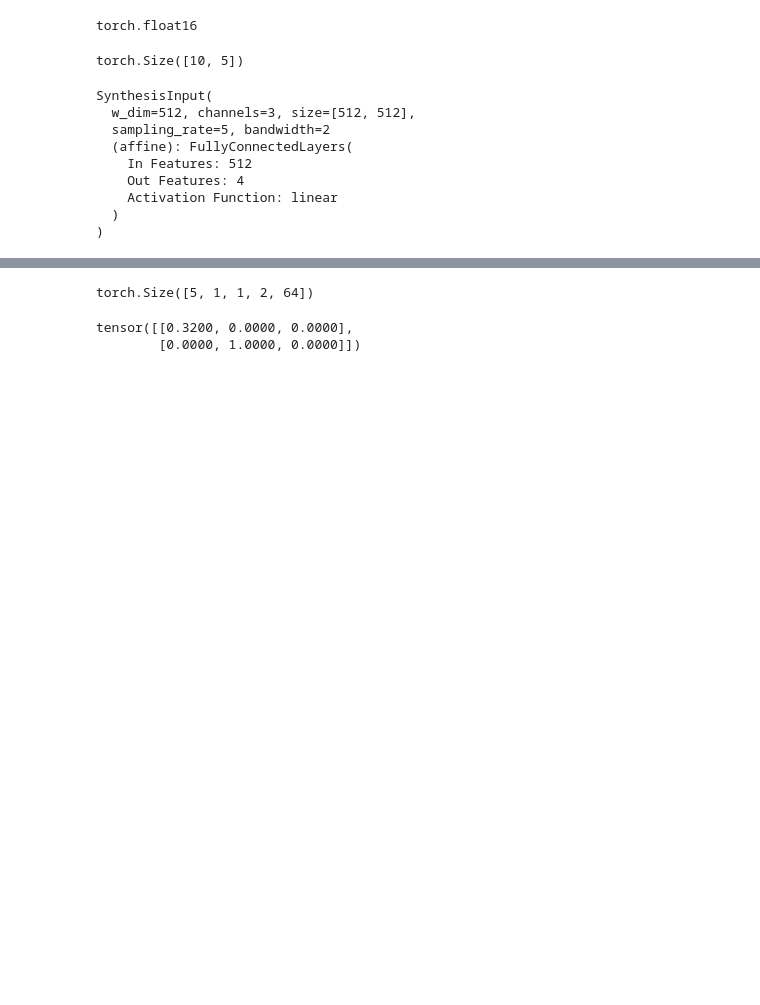
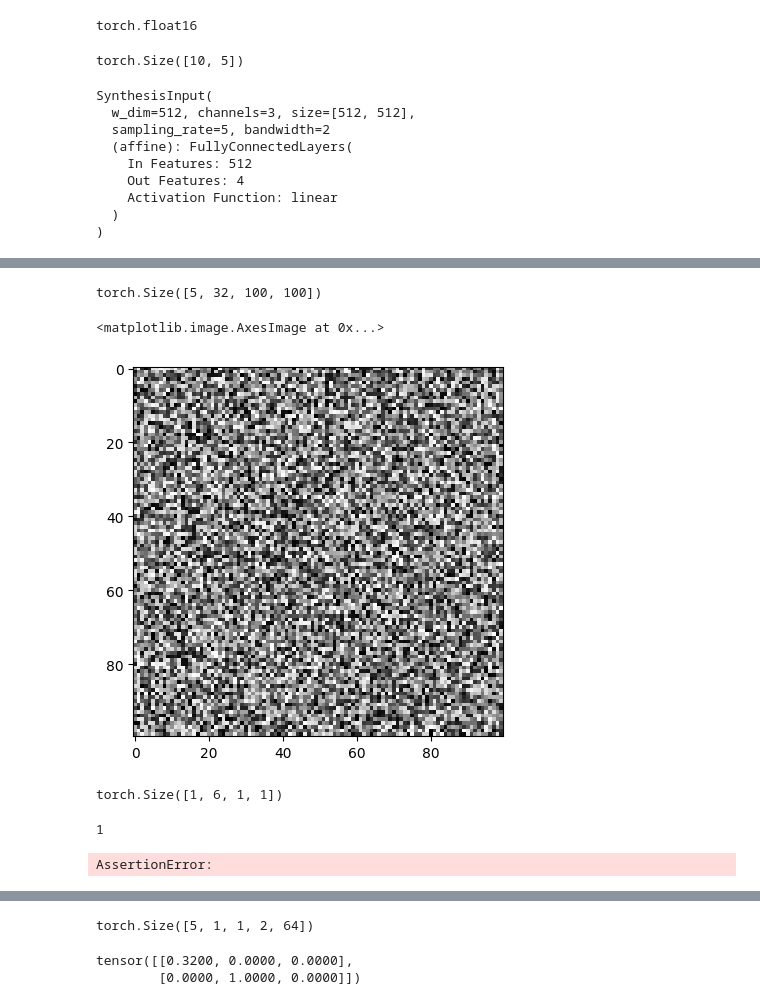
Before and after one commit to Mafaz03/StyleGAN-T, a Jupyter notebook: notebooks/Networks/Generator.ipynb, the cells around one changed output, grey strips where cells are left out. Drawn from its saved outputs; the diff is of its cells as text; code cells hidden in the pictures; blank space fills up the shorter version.

Commit message:
SynthesisLayer compelted 🥳

```diff
--- a/notebooks/Networks/Generator.ipynb
+++ b/notebooks/Networks/Generator.ipynb
@@ -83,6 +94,11 @@ torch.float16
 # %%
 class StyleSplit(nn.Module):
     def __init__(self, in_channels: int, out_channels: int, **kwargs):
+        """
+        •	Suppress or amplify features (gate)
+        •	Scale them globally (scale)
+        •	Shift them (bias)
+        """
         super().__init__()
 
         self.fcl = FullyConnectedLayers(in_features=in_channels, out_features = 3*out_channels, **kwargs)
@@ -90,11 +106,12 @@ class StyleSplit(nn.Module):
     def forward(self, x: torch.Tensor):
         x = self.fcl(x)
         m1, m2, m3 = x.chunk(chunks=3, dim=1)
-        return m1 * m2 + m3
+
+        return m1 * m2 + m3 # scale . gate + bias
 # %%
-ss = StyleSplit(in_channels=2, out_channels=5)
+ss = StyleSplit(in_channels=512, out_channels=5)
 
-x = torch.rand([10, 2])
+x = torch.rand([10, 512])
 ss(x).shape
 # %% [output]
 torch.Size([10, 5])
@@ -223 +240,11 @@ Clipping input data to the valid range for imshow with RGB data ([0..1] for floa
+# %%
+bias_def_gain = {"linear": 1,
+ "relu": 1.4142135623730951,
+ "lrelu": 1.4142135623730951,
+ "tanh": 1,
+ "sigmoid": 1,
+ "elu": 1,
+ "selu": 1,
+ "softplus": 1,
+ "swish": "1.4142135623730951"}
 # %%
@@ -228,0 +354,38 @@ torch.Size([5, 64, 2])
+# %%
+batch = 5
+height = 100
+width = 100
+in_channels = 32
+out_channels = 32
+kh = kw = 5
+w_dim = 512
+resolution = 100
+
+sl = SynthesisLayer(in_channels=in_channels, out_channels=out_channels, w_dim=w_dim, resolution=resolution, residual=True)
+
+x = torch.rand(batch, in_channels, height, width)
+weight = torch.rand(batch, w_dim)
+
+out = sl(x, weight)
+out.shape
+# %% [output]
+torch.Size([5, 32, 100, 100])
+# %%
+plt.imshow(out[0][0][:, :, None].detach().numpy(), cmap="gray")
+# %% [output]
+<matplotlib.image.AxesImage at 0x...>
+[figure, added]
+# %%
+x = torch.rand(batch, in_channels, height, width),
+
+sl(torch.rand())
+# %% [output]
+torch.Size([1, 6, 1, 1])
+# %%
+torch.zeros([1]).ndim
+# %% [output]
+1
+# %%
+bias_act.bias_act(torch.rand([5, 3, 10, 10]), nn.Parameter(torch.zeros([6]))).shape
+# %% [output]
+AssertionError:
```
Also changed, not shown: parts of 13 cells of this notebook.
